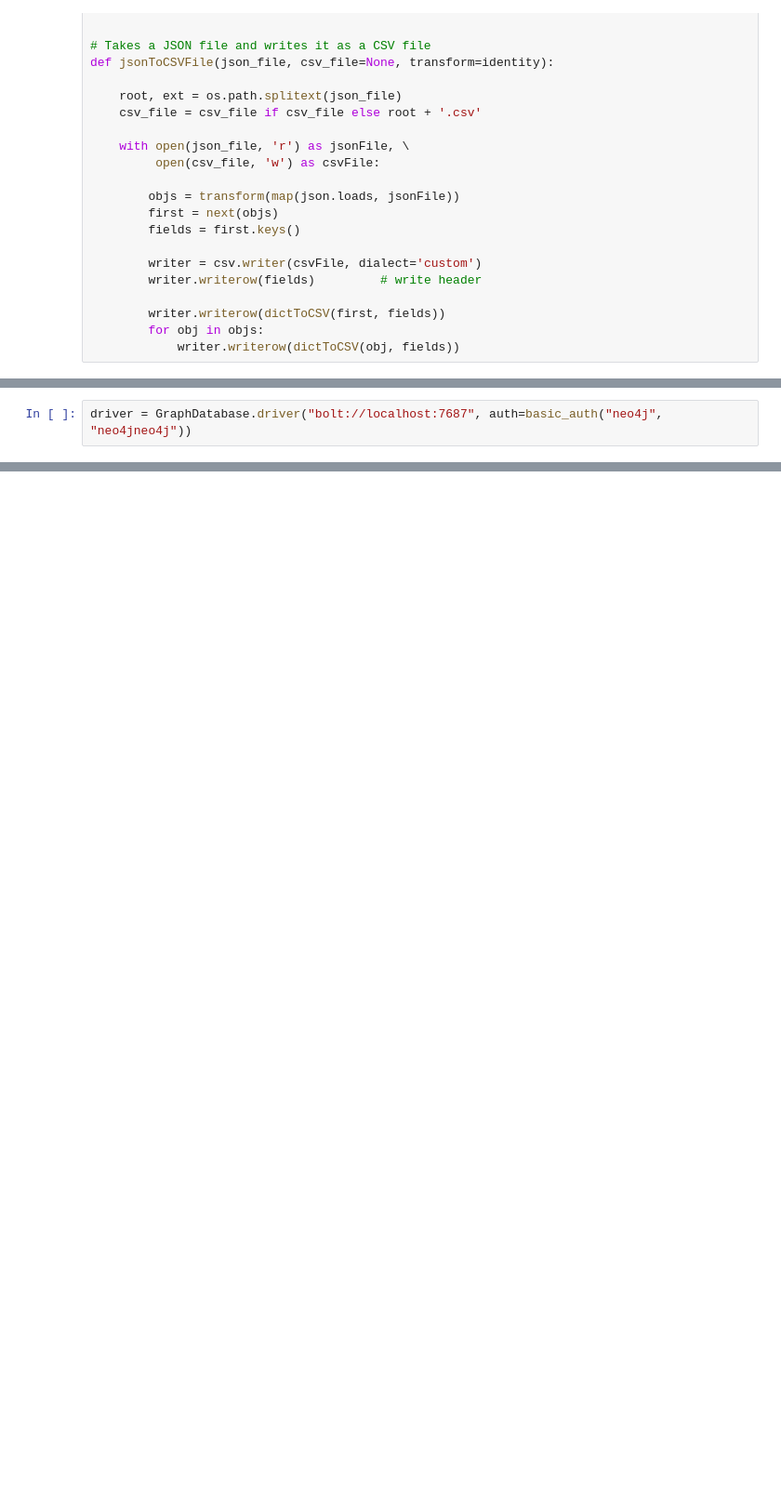
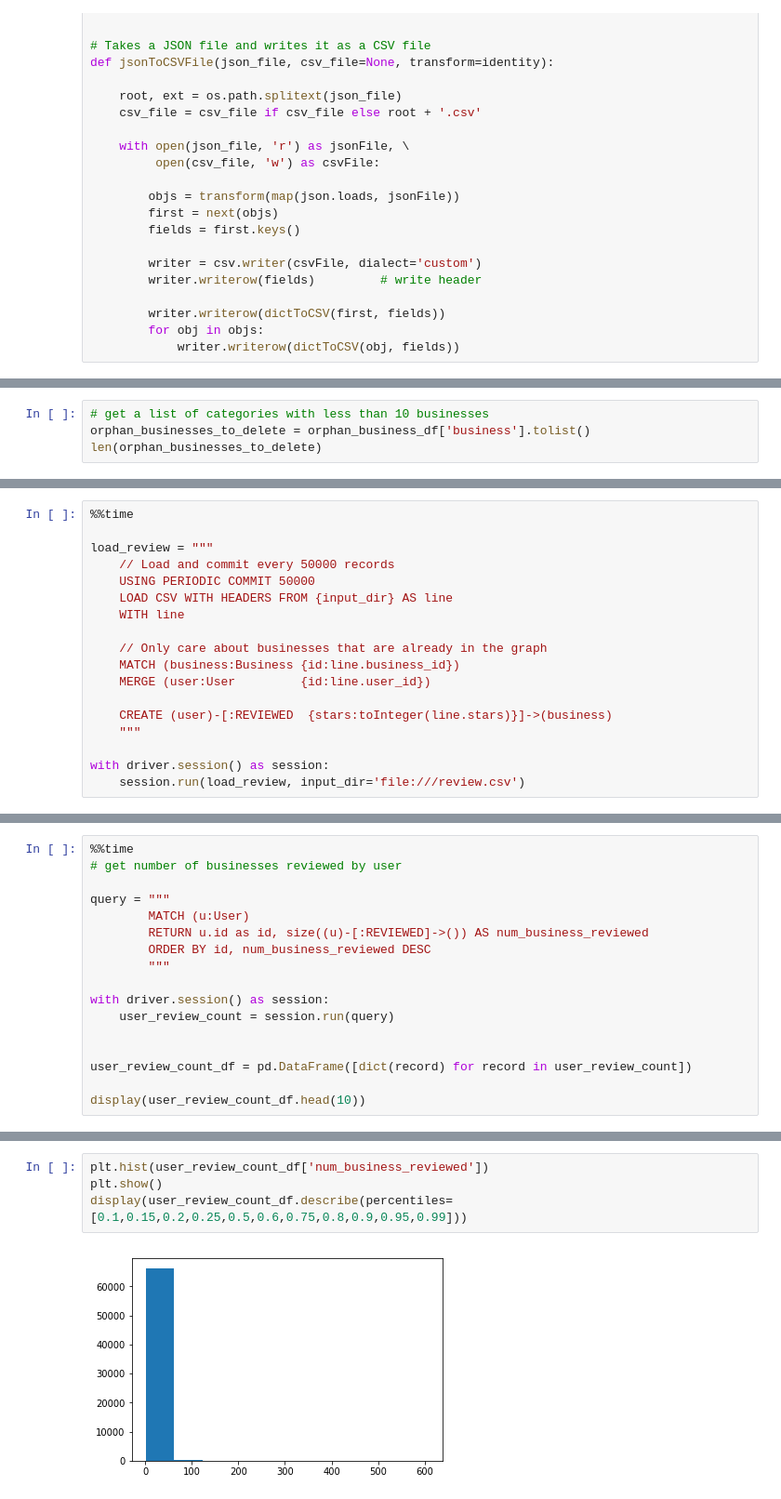
Before and after one commit to neo4j-contrib/neo4j-data-science-yelp, a Jupyter notebook: notebooks/neo4j_yelp_00_data_load_toronto.ipynb, the cells around one changed output, grey strips where cells are left out. Shown at 93% size. Saved outputs shown, nothing was run; the diff lists cells and outputs as text; blank space fills up the shorter version.

```diff
--- a/notebooks/neo4j_yelp_00_data_load_toronto.ipynb
+++ b/notebooks/neo4j_yelp_00_data_load_toronto.ipynb
@@ -102,2 +101,0 @@ Wall time: 2min 20s
-# %%
-driver = GraphDatabase.driver("bolt://localhost:7687", auth=basic_auth("neo4j", "neo4jneo4j"))
@@ -820,0 +496,4 @@ Wall time: 29.3 ms
+# %%
+# get a list of categories with less than 10 businesses
+orphan_businesses_to_delete = orphan_business_df['business'].tolist()
+len(orphan_businesses_to_delete)
@@ -820,0 +539,18 @@ Wall time: 29.3 ms
+# %%
+%%time
+
+load_review = """
+    // Load and commit every 50000 records
+    USING PERIODIC COMMIT 50000
+    LOAD CSV WITH HEADERS FROM {input_dir} AS line
+    WITH line
+
+    // Only care about businesses that are already in the graph
+    MATCH (business:Business {id:line.business_id})
+    MERGE (user:User         {id:line.user_id})
+
+    CREATE (user)-[:REVIEWED  {stars:toInteger(line.stars)}]->(business)
+    """
+
+with driver.session() as session:
+    session.run(load_review, input_dir='file:///review.csv')
@@ -820,0 +560,17 @@ Wall time: 29.3 ms
+# %%
+%%time
+# get number of businesses reviewed by user
+
+query = """
+        MATCH (u:User)
+        RETURN u.id as id, size((u)-[:REVIEWED]->()) AS num_business_reviewed
+        ORDER BY id, num_business_reviewed DESC
+        """
+
+with driver.session() as session:
+    user_review_count = session.run(query)
+
+
+user_review_count_df = pd.DataFrame([dict(record) for record in user_review_count])
+
+display(user_review_count_df.head(10))
@@ -820,0 +591,6 @@ Wall time: 29.3 ms
+# %%
+plt.hist(user_review_count_df['num_business_reviewed'])
+plt.show()
+display(user_review_count_df.describe(percentiles=[0.1,0.15,0.2,0.25,0.5,0.6,0.75,0.8,0.9,0.95,0.99]))
+# %% [output]
+[figure, added]
```
Also changed, not shown: parts of 84 cells of this notebook.
